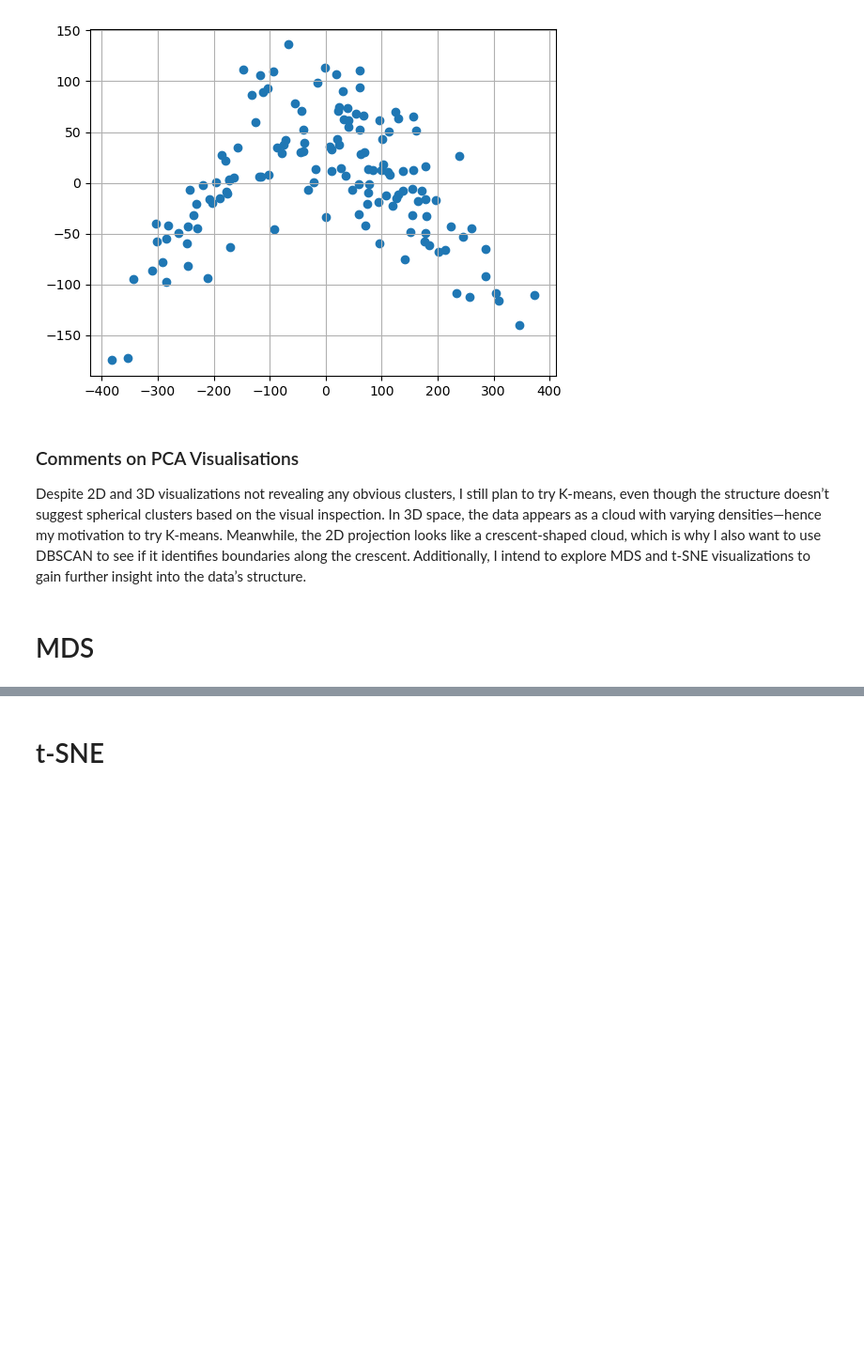
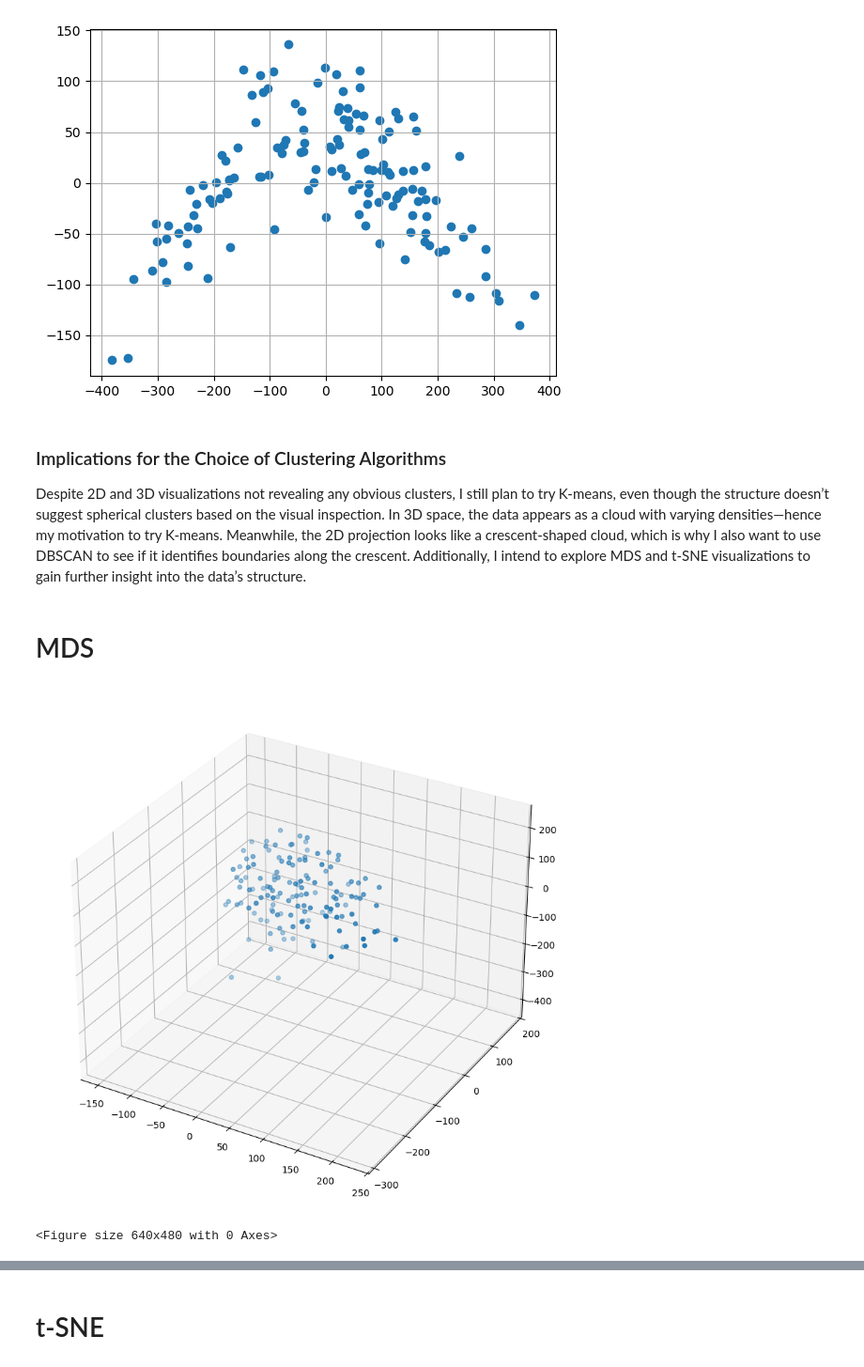
Before and after one commit to reebme/financial-attitudes-clustering, a Jupyter notebook: Notebooks/02_EDA.ipynb, the cells around one changed output, grey strips where cells are left out. Shown at 94% size. Drawn from its saved outputs; the diff is of its cells as text; code cells hidden in the pictures; blank space fills up the shorter version.

Commit message:
Add MDS 2D and 3D visualisation.

```diff
--- a/Notebooks/02_EDA.ipynb
+++ b/Notebooks/02_EDA.ipynb
@@ -94,7 +96,19 @@ plt.savefig("../Results/PCA2D.png")
 # %% [output]
 [figure]
 # %% [markdown]
-### Comments on PCA Visualisations
+### Implications for the Choice of Clustering Algorithms
 Despite 2D and 3D visualizations not revealing any obvious clusters, I still plan to try K-means, even though the structure doesn’t suggest spherical clusters based on the visual inspection. In 3D space, the data appears as a cloud with varying densities—hence my motivation to try K-means. Meanwhile, the 2D projection looks like a crescent-shaped cloud, which is why I also want to use DBSCAN to see if it identifies boundaries along the crescent. Additionally, I intend to explore MDS and t-SNE visualizations to gain further insight into the data’s structure.
 # %% [markdown]
 # MDS
+# %%
+mds = MDS(n_components = 3)
+X_MDS = mds.fit_transform(X)
+# %%
+fig = plt.figure(figsize = (10,10))
+ax = fig.add_subplot(111, projection='3d')  # Create a 3D subplot
+ax.scatter3D(X_MDS[:,0], X_MDS[:,1], X_MDS[:,2])
+plt.show()
+plt.savefig("../Results/MDS3D.png")
+# %% [output]
+[figure, added]
+<Figure size 640x480 with 0 Axes>
```
Also changed, not shown: parts of 3 cells of this notebook.
